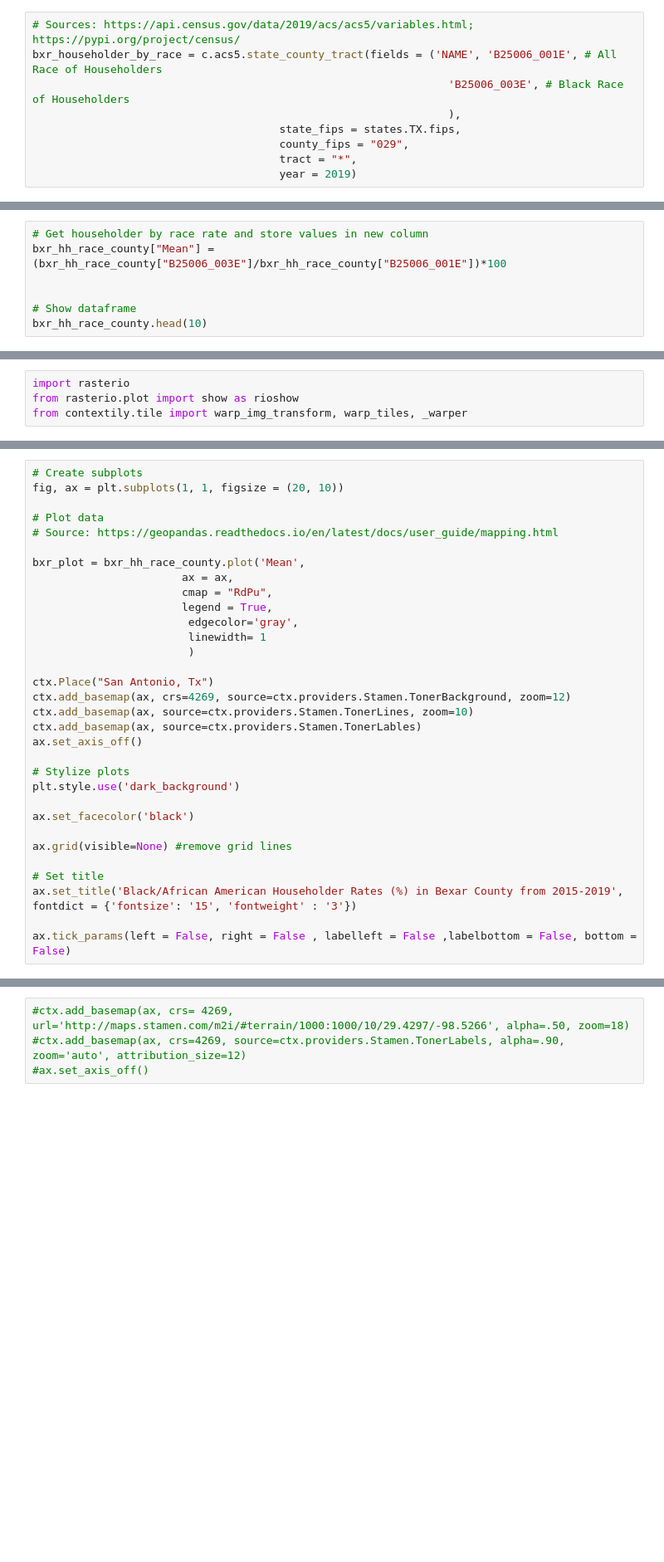
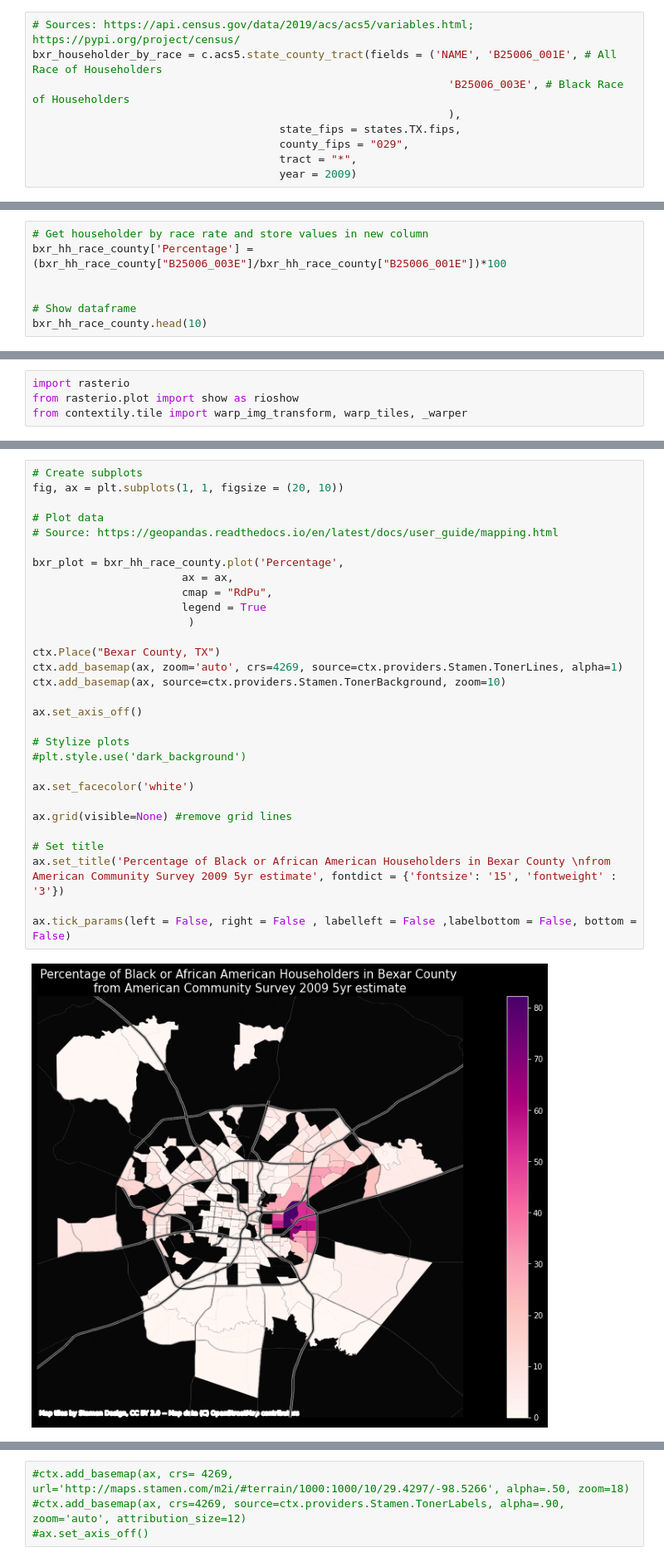
Before and after one commit to dianita956/Maps, a Jupyter notebook: Bexar County Black and African American Home Ownership ACS_5_2019 (mean).ipynb, the cells around one changed output, grey strips where cells are left out. Shown: that part at 83% size. Drawn from its saved outputs; the diff is of its cells as text; blank space fills up the shorter version.

```diff
--- a/Bexar County Black and African American Home Ownership ACS_5_2019 (mean).ipynb
+++ b/Bexar County Black and African American Home Ownership ACS_5_2019 (mean).ipynb
@@ -33,7 +48,7 @@ bxr_householder_by_race = c.acs5.state_county_tract(fields = ('NAME', 'B25006_00
                                       state_fips = states.TX.fips,
                                       county_fips = "029",
                                       tract = "*",
-                                      year = 2019)
+                                      year = 2009)
 # %%
 bxr_hh_race_df = pd.DataFrame(bxr_householder_by_race)
 # %%
@@ -107,6 +217,6 @@ print('Shape: ', bxr_hh_race_county.shape)
 # %%
 # Get householder by race rate and store values in new column
-bxr_hh_race_county["Mean"] = (bxr_hh_race_county["B25006_003E"]/bxr_hh_race_county["B25006_001E"])*100
+bxr_hh_race_county['Percentage'] = (bxr_hh_race_county["B25006_003E"]/bxr_hh_race_county["B25006_001E"])*100
 
 
 # Show dataframe
@@ -120,32 +276,32 @@ bxr_hh_race_county.crs
 # %%
 # Create subplots
 fig, ax = plt.subplots(1, 1, figsize = (20, 10))
 
 # Plot data
 # Source: https://geopandas.readthedocs.io/en/latest/docs/user_guide/mapping.html
 
-bxr_plot = bxr_hh_race_county.plot('Mean',
+bxr_plot = bxr_hh_race_county.plot('Percentage',
                        ax = ax,
                        cmap = "RdPu",
-                       legend = True,
-                        edgecolor='gray',
-                        linewidth= 1
+                       legend = True
                         )
 
-ctx.Place("San Antonio, Tx")
-ctx.add_basemap(ax, crs=4269, source=ctx.providers.Stamen.TonerBackground, zoom=12)
-ctx.add_basemap(ax, source=ctx.providers.Stamen.TonerLines, zoom=10)
-ctx.add_basemap(ax, source=ctx.providers.Stamen.TonerLables)
+ctx.Place("Bexar County, TX")
+ctx.add_basemap(ax, zoom='auto', crs=4269, source=ctx.providers.Stamen.TonerLines, alpha=1)
+ctx.add_basemap(ax, source=ctx.providers.Stamen.TonerBackground, zoom=10)
+
 ax.set_axis_off()
 
 # Stylize plots
-plt.style.use('dark_background')
+#plt.style.use('dark_background')
 
-ax.set_facecolor('black')
+ax.set_facecolor('white')
 
 ax.grid(visible=None) #remove grid lines
 
 # Set title
-ax.set_title('Black/African American Householder Rates (%) in Bexar County from 2015-2019', fontdict = {'fontsize': '15', 'fontweight' : '3'})
+ax.set_title('Percentage of Black or African American Householders in Bexar County \nfrom American Community Survey 2009 5yr estimate', fontdict = {'fontsize': '15', 'fontweight' : '3'})
 
 ax.tick_params(left = False, right = False , labelleft = False ,labelbottom = False, bottom = False)
+# %% [output]
+[figure, added]
```
Also changed, not shown: parts of 14 cells of this notebook.
